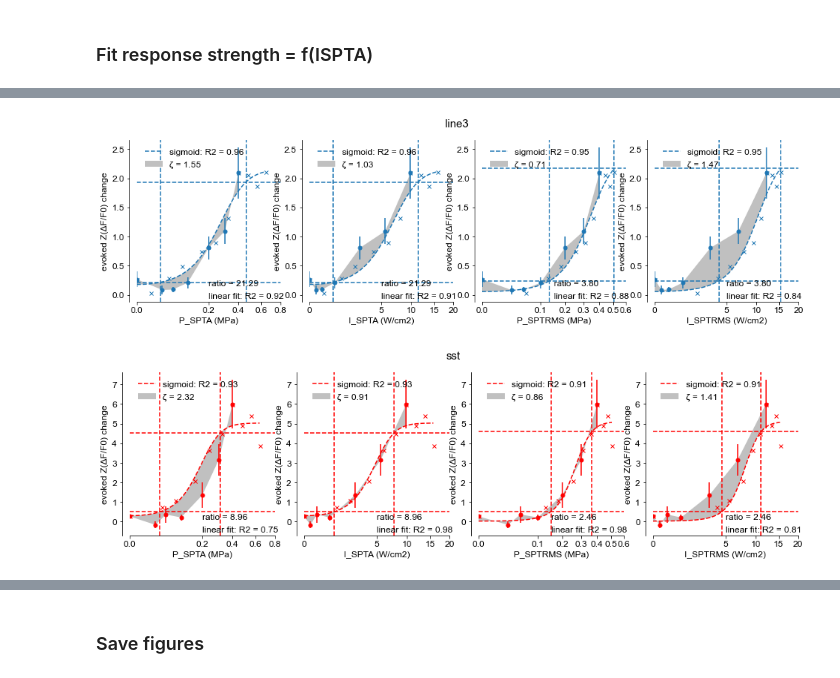
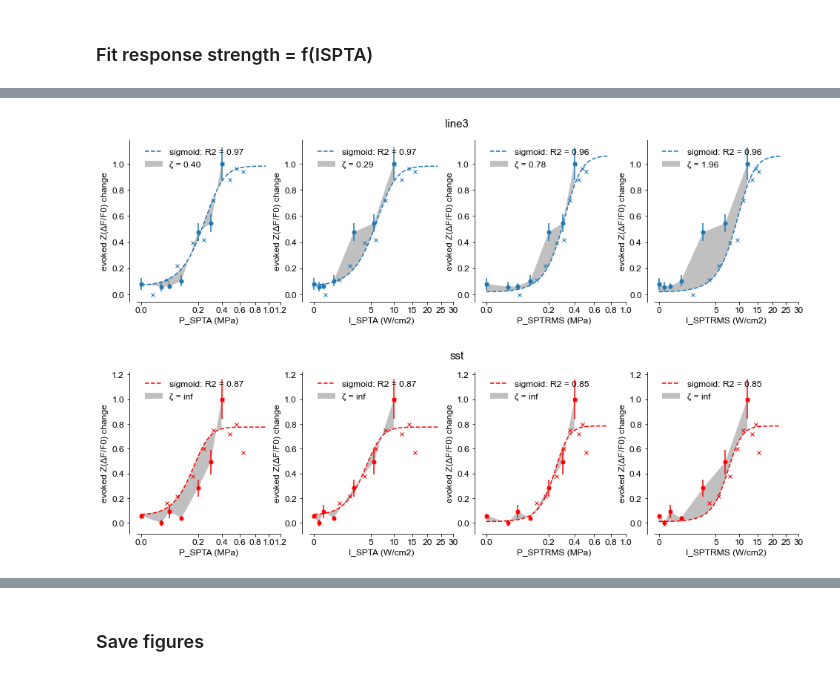
Before and after one commit to shohamlab/usnm2p, a Jupyter notebook: main_analysis.ipynb, the cells around one changed output, grey strips where cells are left out. Saved outputs shown, nothing was run; the diff lists cells and outputs as text; code cells hidden in the pictures.

```diff
--- a/main_analysis.ipynb
+++ b/main_analysis.ipynb
@@ -175,7 +190,7 @@ fit_candidates = {
 }
 
 # For each line
-for line, gstats in stats_all.groupby(Label.LINE):
+for line, gstats in stats_pos.groupby(Label.LINE):
     # For each output metrics
     for ykey_diff in fit_ykeys:
         # Find optimal fits to predict response strength, and plot results
@@ -186,7 +201,7 @@ for line, gstats in stats_all.groupby(Label.LINE):
             fitsweepkey=Label.DC,
             error_aggfunc='mean',
             height=4,
-            # norm=True,
-            plot_respmetrics=True,
+            norm=True,
+            # plot_respmetrics=True,
         )
 # %% [output]
@@ -210,2 +224,2 @@ for line, gstats in stats_all.groupby(Label.LINE):
-[figure, old version]
+[figure, new version]
-[figure, old version]
+[figure, new version]
```
Also changed, not shown: parts of 11 cells of this notebook, 2 other files.
